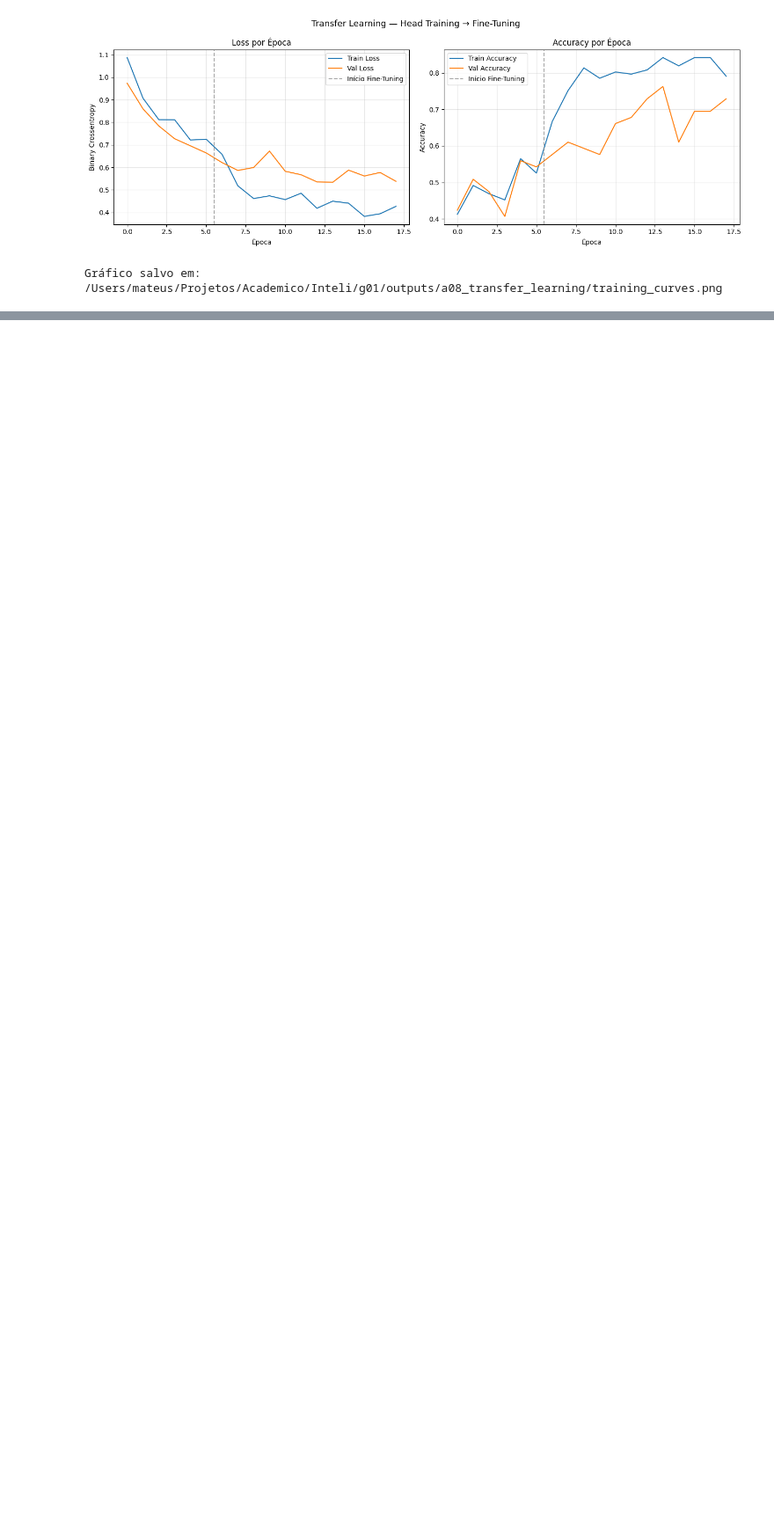
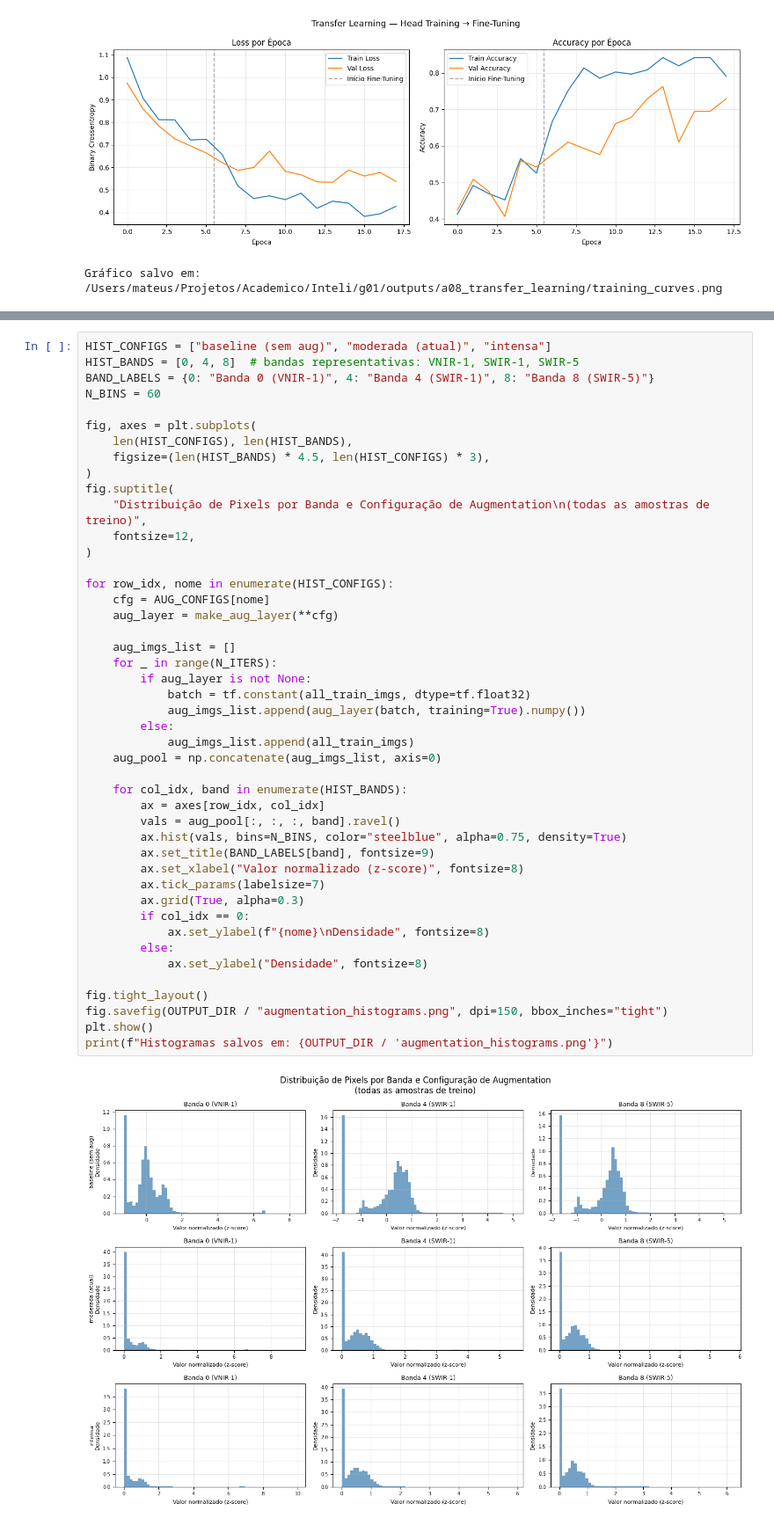
Before and after one commit to pedroauler12/SpectraAI, a Jupyter notebook: artefatos/a08_transfer_learning/a08_transfer_learning.ipynb, the cells around one changed output, grey strips where cells are left out. Shown at 88% size. Saved outputs shown, nothing was run; the diff lists cells and outputs as text; blank space fills up the shorter version.

```diff
--- a/artefatos/a08_transfer_learning/a08_transfer_learning.ipynb
+++ b/artefatos/a08_transfer_learning/a08_transfer_learning.ipynb
@@ -634,0 +840,47 @@ Gráfico salvo em: /Users/mateus/Projetos/Academico/Inteli/g01/outputs/a08_trans
+# %%
+HIST_CONFIGS = ["baseline (sem aug)", "moderada (atual)", "intensa"]
+HIST_BANDS = [0, 4, 8]  # bandas representativas: VNIR-1, SWIR-1, SWIR-5
+BAND_LABELS = {0: "Banda 0 (VNIR-1)", 4: "Banda 4 (SWIR-1)", 8: "Banda 8 (SWIR-5)"}
+N_BINS = 60
+
+fig, axes = plt.subplots(
+    len(HIST_CONFIGS), len(HIST_BANDS),
+    figsize=(len(HIST_BANDS) * 4.5, len(HIST_CONFIGS) * 3),
+)
+fig.suptitle(
+    "Distribuição de Pixels por Banda e Configuração de Augmentation\n(todas as amostras de treino)",
+    fontsize=12,
+)
+
+for row_idx, nome in enumerate(HIST_CONFIGS):
+    cfg = AUG_CONFIGS[nome]
+    aug_layer = make_aug_layer(**cfg)
+
+    aug_imgs_list = []
+    for _ in range(N_ITERS):
+        if aug_layer is not None:
+            batch = tf.constant(all_train_imgs, dtype=tf.float32)
+            aug_imgs_list.append(aug_layer(batch, training=True).numpy())
+        else:
+            aug_imgs_list.append(all_train_imgs)
+    aug_pool = np.concatenate(aug_imgs_list, axis=0)
+
+    for col_idx, band in enumerate(HIST_BANDS):
+        ax = axes[row_idx, col_idx]
+        vals = aug_pool[:, :, :, band].ravel()
+        ax.hist(vals, bins=N_BINS, color="steelblue", alpha=0.75, density=True)
+        ax.set_title(BAND_LABELS[band], fontsize=9)
+        ax.set_xlabel("Valor normalizado (z-score)", fontsize=8)
+        ax.tick_params(labelsize=7)
+        ax.grid(True, alpha=0.3)
+        if col_idx == 0:
+            ax.set_ylabel(f"{nome}\nDensidade", fontsize=8)
+        else:
+            ax.set_ylabel("Densidade", fontsize=8)
+
+fig.tight_layout()
+fig.savefig(OUTPUT_DIR / "augmentation_histograms.png", dpi=150, bbox_inches="tight")
+plt.show()
+print(f"Histogramas salvos em: {OUTPUT_DIR / 'augmentation_histograms.png'}")
+# %% [output]
+[figure, added]
```
Also changed, not shown: parts of 8 cells of this notebook, 2 other files.
